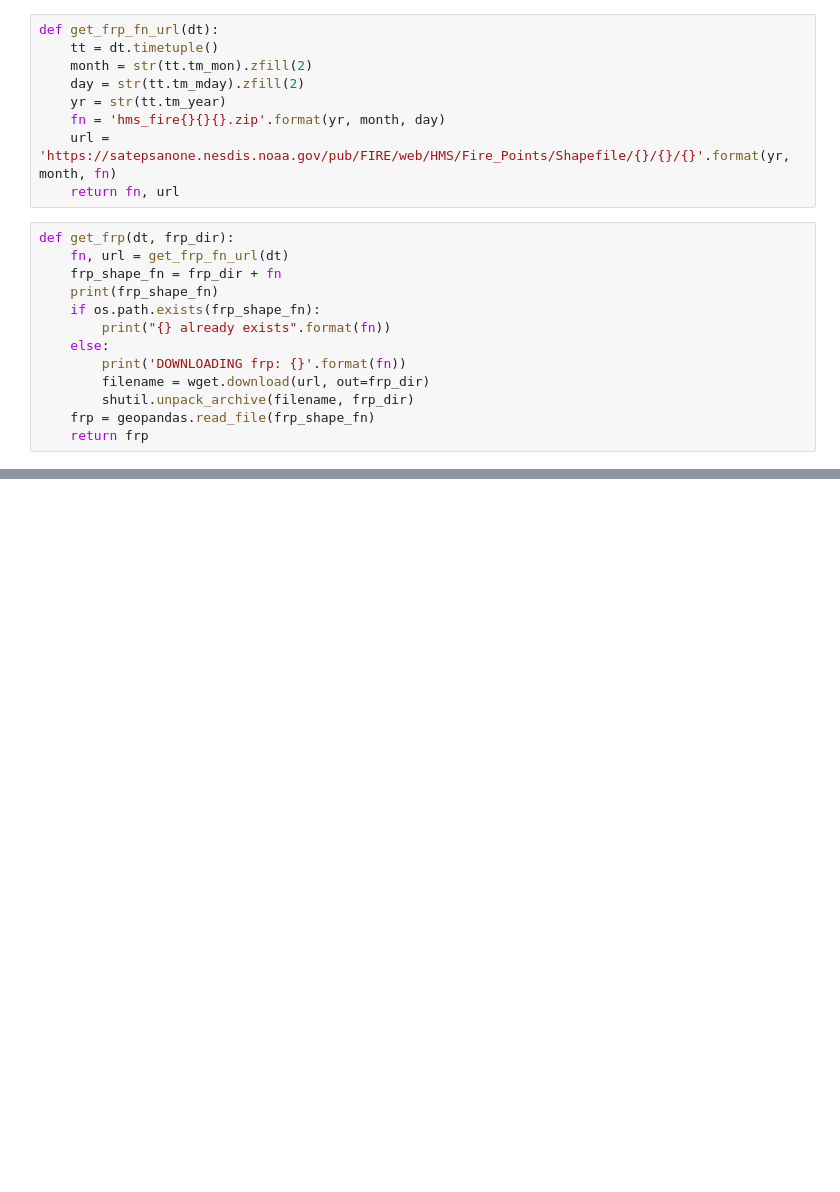
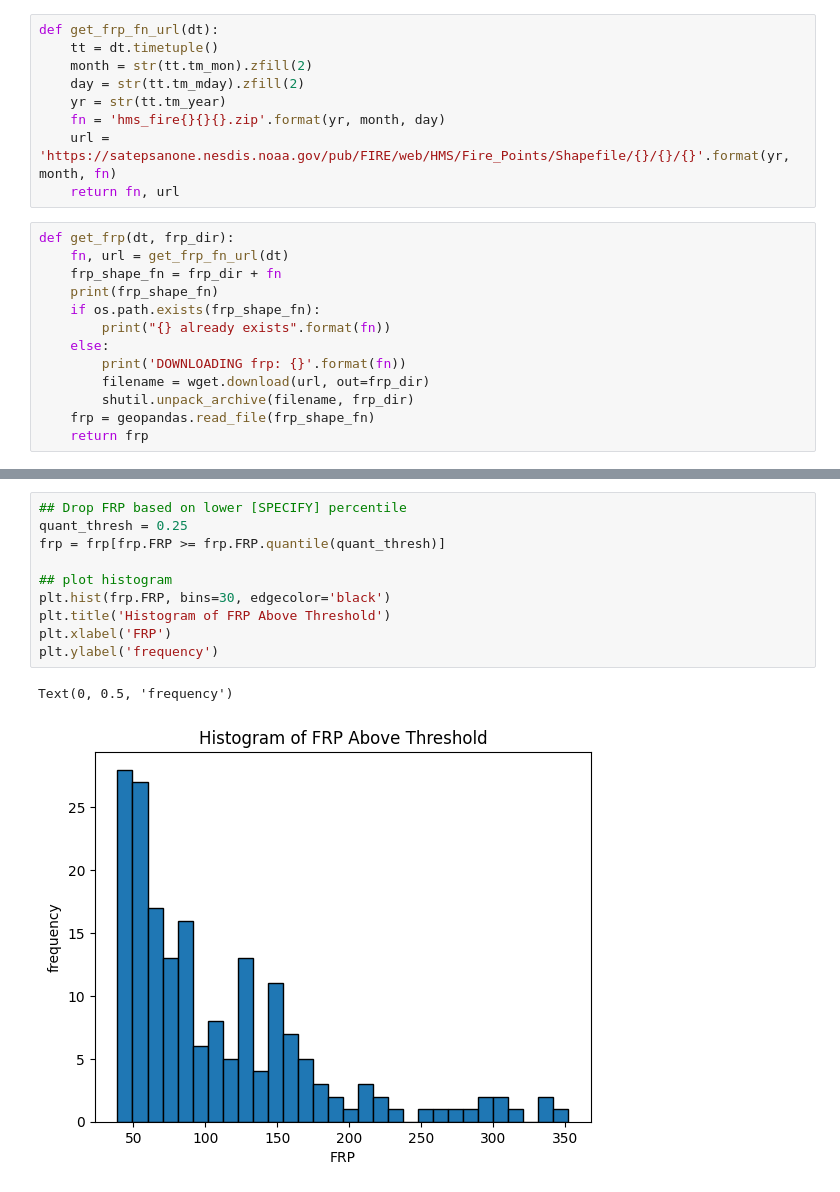
Before and after one commit to reykoki/GOES_FRP, a Jupyter notebook: scripts/notebook_get_hms_frp.ipynb, the cells around one changed output, grey strips where cells are left out. Drawn from its saved outputs; the diff is of its cells as text; blank space fills up the shorter version.

```diff
--- a/scripts/notebook_get_hms_frp.ipynb
+++ b/scripts/notebook_get_hms_frp.ipynb
@@ -51,0 +102,13 @@ hms_fire20230404.zip already exists
+# %%
+## Drop FRP based on lower [SPECIFY] percentile
+quant_thresh = 0.25
+frp = frp[frp.FRP >= frp.FRP.quantile(quant_thresh)]
+
+## plot histogram
+plt.hist(frp.FRP, bins=30, edgecolor='black')
+plt.title('Histogram of FRP Above Threshold')
+plt.xlabel('FRP')
+plt.ylabel('frequency')
+# %% [output]
+Text(0, 0.5, 'frequency')
+[figure, added]
```
Also changed, not shown: parts of 5 cells of this notebook.
